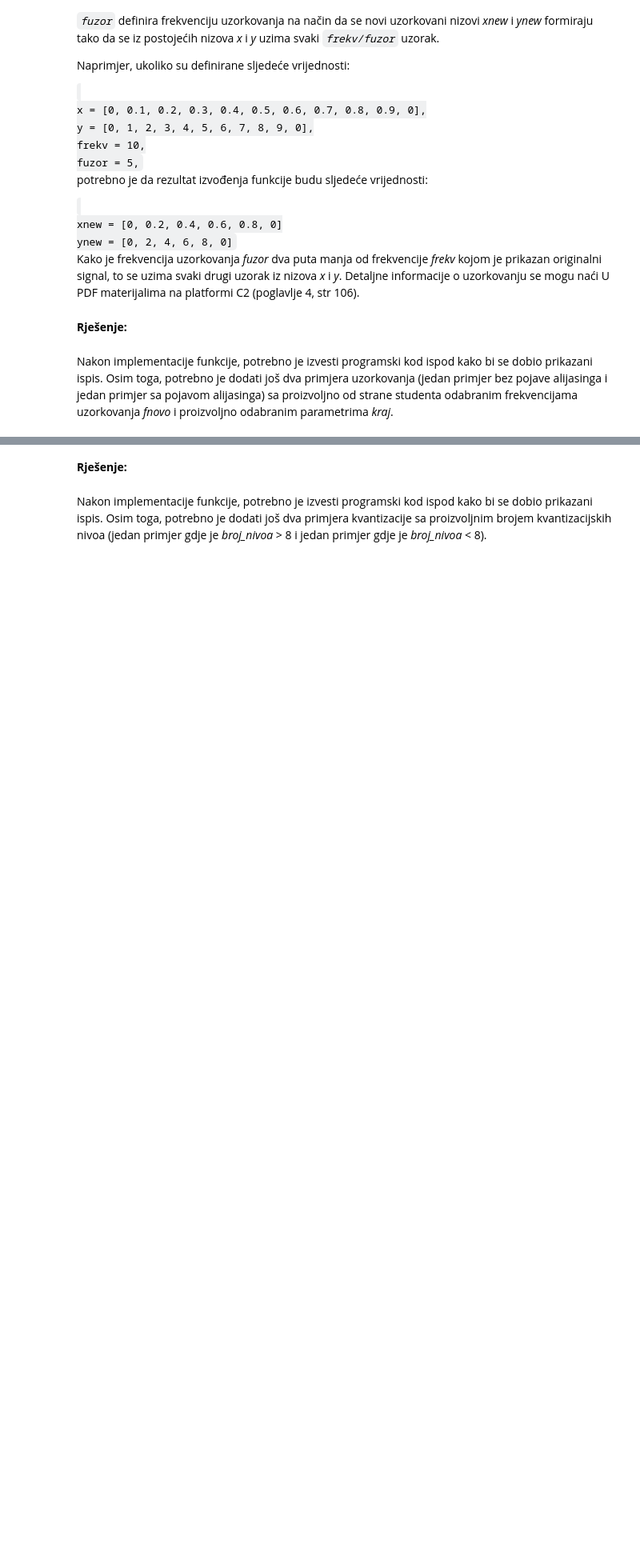
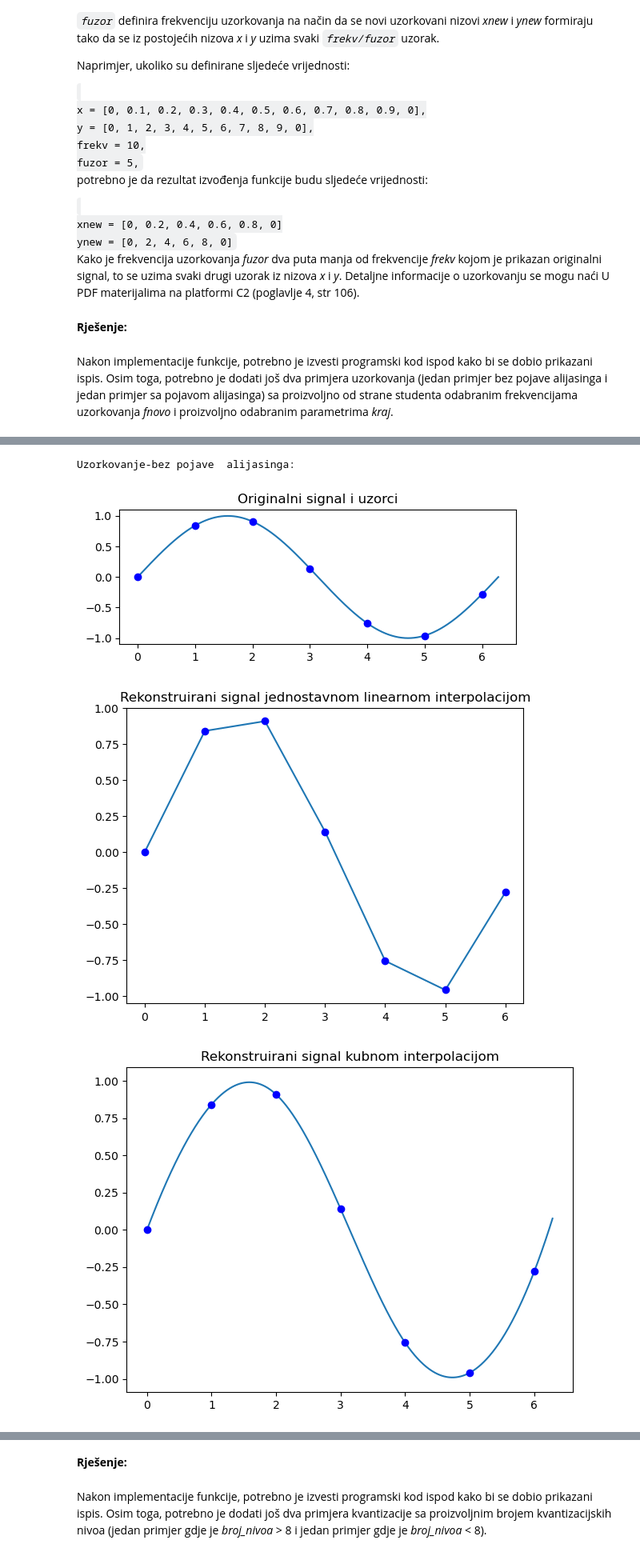
Before and after one commit to AmarHasecic/Multimedijalni-Sistemi-Labovi, a Jupyter notebook: MMS_LV07_Uzorkovanje_i_kvantizacija.ipynb, the cells around one changed output, grey strips where cells are left out. Shown at 80% size. Cells and saved outputs as stored; diff of their text form; code cells hidden in the pictures; blank space fills up the shorter version.

Commit message:
Implementirani testovi i završena odbrana vježbe

```diff
--- a/MMS_LV07_Uzorkovanje_i_kvantizacija.ipynb
+++ b/MMS_LV07_Uzorkovanje_i_kvantizacija.ipynb
@@ -117,3 +119,57 @@ Uzorkovanje-sa pojavom alijasinga:
 [figure]
 [figure]
 [figure]
+# %%
+#Testovi
+
+from scipy.interpolate import interp1d
+import matplotlib.pyplot as plt
+from math import pi
+
+[x, y] = sinusoida(0, 2*pi, 2000)
+[xnew, ynew] = uzorkovanje(x, y, 1, 2000)
+
+print("Uzorkovanje-bez pojave  alijasinga:")
+
+plt.figure(1)
+plt.subplot(211)
+plt.title('Originalni signal i uzorci')
+plt.plot(x, y)
+plt.plot(xnew, ynew,'bo')
+plt.figure(2)
+plt.title('Rekonstruirani signal jednostavnom linearnom interpolacijom')
+plt.plot(xnew, ynew)
+plt.plot(xnew, ynew,'bo')
+plt.figure(3)
+plt.title('Rekonstruirani signal kubnom interpolacijom')
+iy = interp1d(xnew, ynew, kind='cubic', bounds_error=False, fill_value="extrapolate")
+plt.plot(x, iy(x))
+plt.plot(xnew, ynew,'bo')
+plt.tight_layout()
+plt.show()
+
+[x, y] = sinusoida(0, 100, 100)
+[xnew, ynew] = uzorkovanje(x, y, 1, 1000)
+
+print("Uzorkovanje-sa pojavom alijasinga:")
+
+plt.figure(1)
+plt.title('Originalni signal i uzorci')
+plt.plot(x, y)
+plt.plot(xnew, ynew,'bo')
+plt.figure(2)
+plt.title('Rekonstruirani signal jednostavnom linearnom interpolacijom')
+plt.plot(xnew, ynew)
+plt.plot(xnew, ynew,'bo')
+plt.figure(3)
+plt.title('Rekonstruirani signal kubnom interpolacijom')
+iy = interp1d(xnew, ynew,kind='cubic')
+plt.plot(x, iy(x))
+plt.plot(xnew, ynew,'bo')
+plt.tight_layout()
+plt.show()
+# %% [output]
+Uzorkovanje-bez pojave  alijasinga:
+[figure, added]
+[figure, added]
+[figure, added]
```
Also changed, not shown: parts of 4 cells of this notebook, 1 other file.
